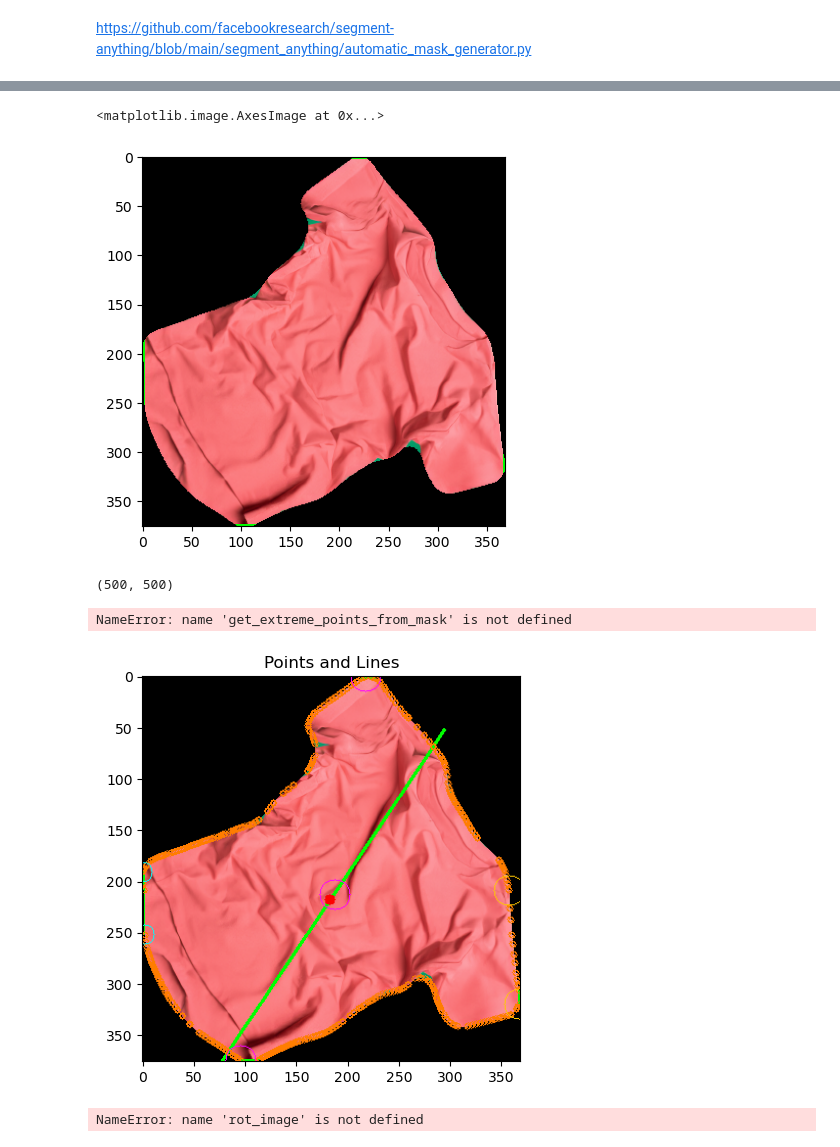
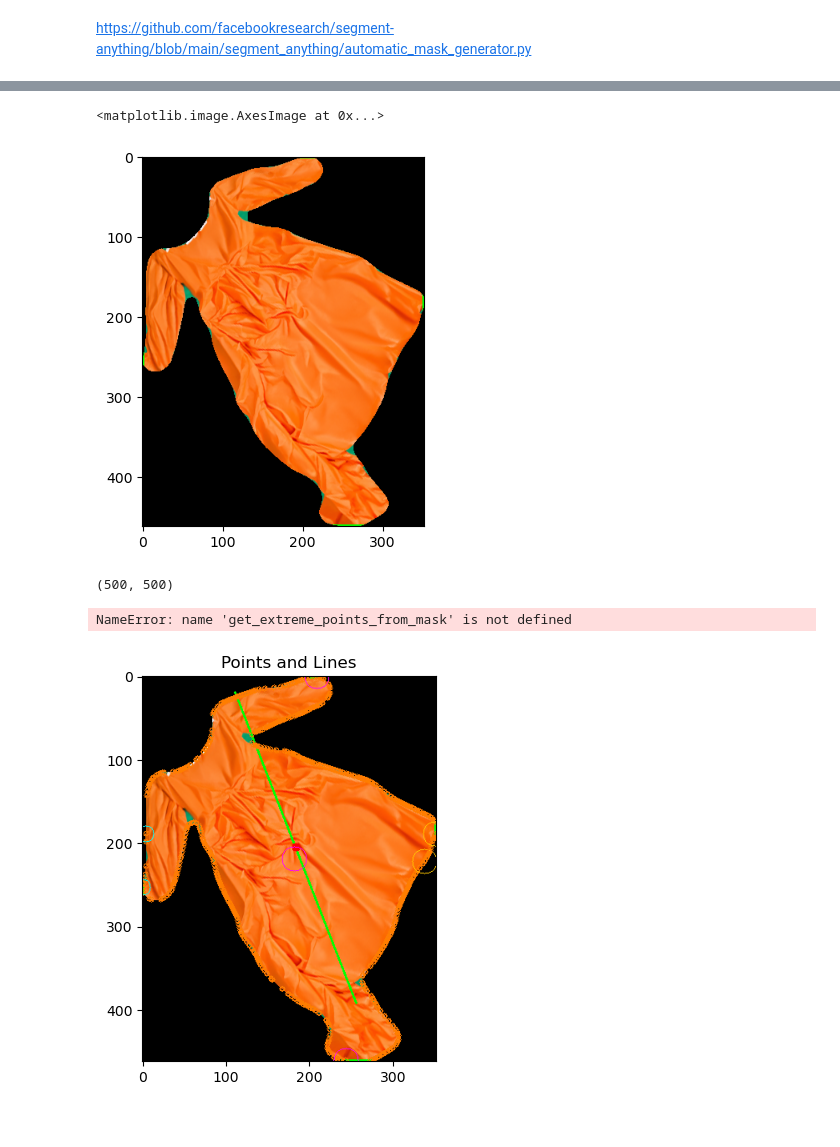
Before and after one commit to kohnmart/master-projekt, a Jupyter notebook: notebooks/pytorch/segmentation/sam_segmentation.ipynb, the cells around one changed output, grey strips where cells are left out. Cells and saved outputs as stored; diff of their text form; code cells hidden in the pictures.

```diff
--- a/notebooks/pytorch/segmentation/sam_segmentation.ipynb
+++ b/notebooks/pytorch/segmentation/sam_segmentation.ipynb
@@ -65,7 +65,7 @@ def remove_shadow_rgb(image):
 import cv2
 import numpy as np
 
-relative_path = get_training_data_path('production', 'tshirt')
+relative_path = get_training_data_path('production', 'dress')
 
 file_names = []
 
@@ -74,10 +74,10 @@ for root, dirs, files in os.walk(relative_path):
 
     # Iterate over files in the current directory
     for i in range(20, 21):
-        fullpath = os.path.join(relative_path, '20240526_154953.png')
+        fullpath = os.path.join(relative_path, '20240527_155206.png')
 
         orig_image = Image.open(fullpath)
-        orig_image = orig_image.rotate(-90)
+        orig_image = orig_image.rotate(0)
         #image = erase_generator(path=fullpath)
         n_image = np.array(orig_image)
         # Convert image to YCrCb color space, then apply blurring and shadow removal
@@ -134,7 +134,7 @@ masked_image = cv2.bitwise_and(cropped_image, cropped_image, mask=cropped_mask)
 plt.imshow(masked_image)
 # %% [output]
 <matplotlib.image.AxesImage at 0x...>
-[figure, old version]
+[figure, new version]
 # %%
 def calculate_deviation_from_vertical(north, south):
     # Calculate the direction vector of the line connecting north and south
@@ -462,36 +462,35 @@ def rotate_point(x, y, center_x, center_y, angle_degrees):
     rotated_point[1] += center_y
 
     return rotated_point[0], rotated_point[1]
 
 # Get the edge points from the mask using contours
 edge_points = get_edge_points_from_mask_contours(cropped_mask)
 centroid, p1, p2, angle = find_symmetry_line(edge_points)
 
 org_array = np.array(masked_image)
 
 cv2.line(org_array, p1, p2, (0, 255, 0), 2)
 cv2.circle(org_array, (int(centroid[0]), int(centroid[1])), 5, (255, 0, 0), -1)
 center_of_mass = get_center_of_mass(cropped_mask)
 
 plot_points(org_array, edge_points, center_of_mass)
 
 
 # Get the image size
 (h, w) = org_array.shape[:2]
 
 # Calculate the center of the image
 center = ((w // 2, h // 2))
 #center = float(center_of_mass[0]), float(center_of_mass[1])
 rotation_matrix = cv2.getRotationMatrix2D((center[1], center[0]), -90 + angle, 1.0)
 
 # Perform the rotation
 #rot_image = cv2.warpAffine(masked_image, rotation_matrix, (int(w), int(y)+int(h)), flags=cv2.INTER_NEAREST)
 #cv2.circle(rot_image, (int(center[0]), int(center[1])), 5, (255, 0, 0), -1)
 
-plt.imshow(rot_image)
+#plt.imshow(rot_image)
 # %% [output]
-[figure, old version]
+[figure, new version]
-NameError: name 'rot_image' is not defined
 # %%
 import cv2
 import numpy as np
```
Also changed, not shown: parts of 2 cells of this notebook, 1 other file.
